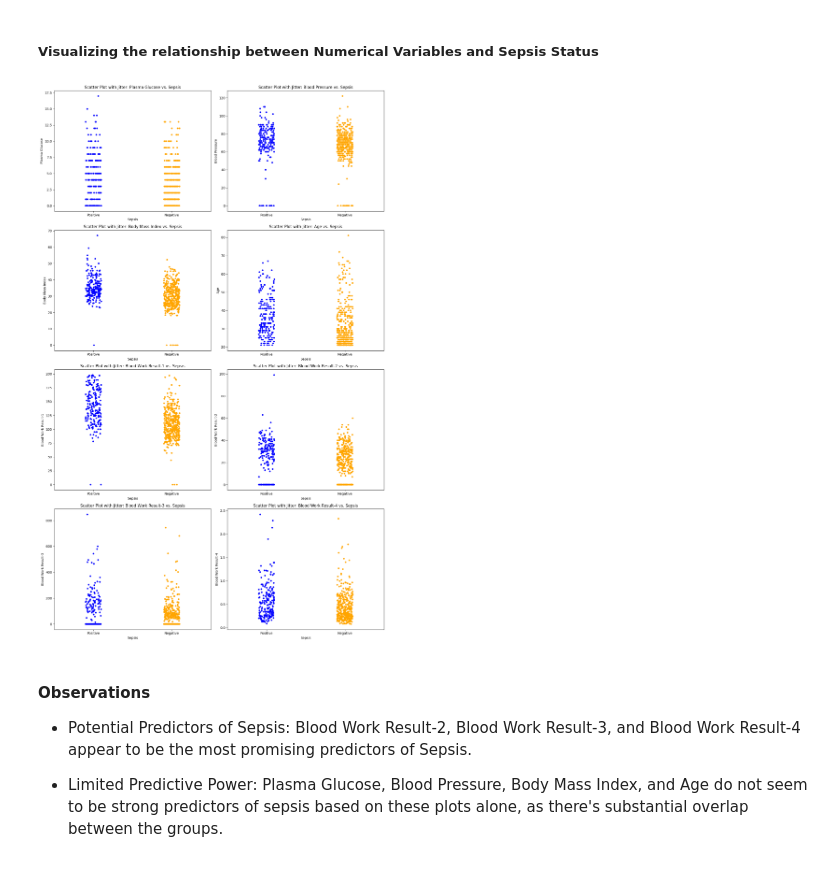
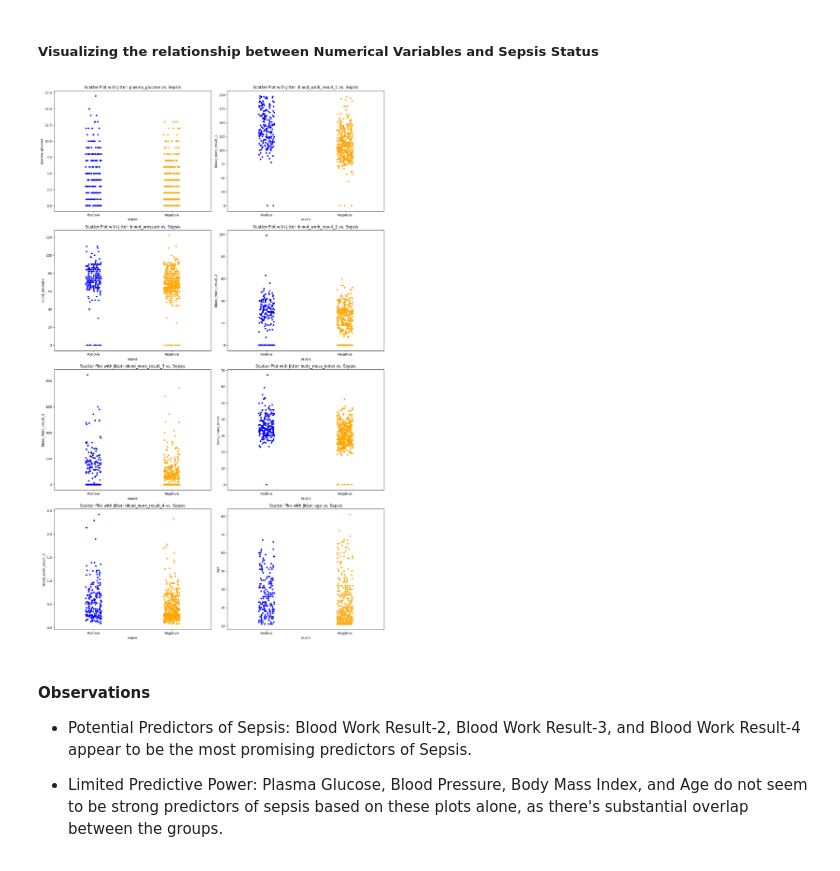
Before and after one commit to AndyMortey/Machine-Learning-API-Using-FastAPI-The-Sepsis-Case-Study, a Jupyter notebook: notebook.ipynb, the cells around one changed output. Cells and saved outputs as stored; diff of their text form; code cells hidden in the pictures.

```diff
--- a/notebook.ipynb
+++ b/notebook.ipynb
@@ -225,7 +228,14 @@ Unique values in column 'Sepssis': ['Positive' 'Negative']
 # %% [markdown]
 #### Rename the Columns
 # %%
-df = df.rename(columns={'PRG': 'Plasma Glucose', 'PL': 'Blood Work Result-1',
-                        'PR': 'Blood Pressure','SK': 'Blood Work Result-2',
-                        'TS': 'Blood Work Result-3', 'M11': 'Body Mass Index',
-                        'BD2': 'Blood Work Result-4', 'Sepssis': 'Sepsis'})
+df = df.rename(columns={'PRG': 'Plasma_Glucose', 'PL': 'Blood_Work_Result_1',
+                        'PR': 'Blood_Pressure','SK': 'Blood_Work_Result_2',
+                        'TS': 'Blood_Work_Result_3', 'M11': 'Body_Mass_Index',
+                        'BD2': 'Blood_Work_Result_4', 'Sepssis': 'Sepsis'})
+# %%
+#Convert column names to lower case
+df.columns = df.columns.str.lower()
+
+#Check the columns to confirm
+column_names = df.columns
+print(column_names)
@@ -271,7 +286,7 @@ Name: count, dtype: int64
 ##### Distribution of Numerical Variables
 # %%
 #Create histograms with KDE plots to visualize distribution of other columns
-cols = ['Plasma Glucose', 'Blood Work Result-1', 'Blood Pressure', 'Blood Work Result-2', 'Blood Work Result-3', 'Body Mass Index', 'Blood Work Result-4', 'Age']
+cols = ['plasma_glucose', 'blood_work_result_1', 'blood_pressure', 'blood_work_result_2', 'blood_work_result_3', 'body_mass_index', 'blood_work_result_4', 'age']
 
 #Calculate the number of rows needed
 num_rows = len(cols) // 2 + len(cols) % 2
@@ -299,8 +314,7 @@ plt.show()
 [figure]
 # %%
 #Create box plots to visualize outliers
-cols = ['Plasma Glucose', 'Blood Work Result-1', 'Blood Pressure', 'Blood Work Result-2',
-        'Blood Work Result-3', 'Body Mass Index', 'Blood Work Result-4', 'Age']
+cols = ['plasma_glucose', 'blood_work_result_1', 'blood_pressure', 'blood_work_result_2', 'blood_work_result_3', 'body_mass_index', 'blood_work_result_4', 'age']
 
 #Set up subplots
 num_rows = len(cols) // 2 + len(cols) % 2
@@ -364,27 +378,26 @@ plt.show()
 ##### Visualizing the relationship between Numerical Variables and Sepsis Status
 # %%
 #List of numerical columns to plot
-numeric_cols = ['Plasma Glucose', 'Blood Pressure', 'Body Mass Index', 'Age',
-                'Blood Work Result-1', 'Blood Work Result-2', 'Blood Work Result-3', 'Blood Work Result-4']
+numeric_cols = ['plasma_glucose', 'blood_work_result_1', 'blood_pressure', 'blood_work_result_2', 'blood_work_result_3', 'body_mass_index', 'blood_work_result_4', 'age']
 
 #Create subplots for each numerical variable
 num_rows = len(numeric_cols) // 2 + len(numeric_cols) % 2  # Calculate rows for subplots
 fig, axes = plt.subplots(nrows=num_rows, ncols=2, figsize=(15, 6 * num_rows))
 axes = axes.flatten()
 
 #Plot each numerical variable against Sepsis with jitter
 for i, col in enumerate(numeric_cols):
-    sns.stripplot(x='Sepsis', y=col, data=df, jitter=True, ax=axes[i], hue='Sepsis', palette=['blue', 'orange'])
+    sns.stripplot(x='sepsis', y=col, data=df, jitter=True, ax=axes[i], hue='sepsis', palette=['blue', 'orange'])
     axes[i].set_title(f'Scatter Plot with Jitter: {col} vs. Sepsis')
 
 #Remove empty subplots (if any)
 for j in range(i+1, len(axes)):
     fig.delaxes(axes[j])
 
 plt.tight_layout()
 plt.show()
 # %% [output]
-[figure, old version]
+[figure, new version]
 # %% [markdown]
 #### Observations
 * Potential Predictors of Sepsis: Blood Work Result-2, Blood Work Result-3, and Blood Work Result-4 appear to be the most promising predictors of Sepsis.
```
Also changed, not shown: parts of 25 cells of this notebook, 6 other files.
